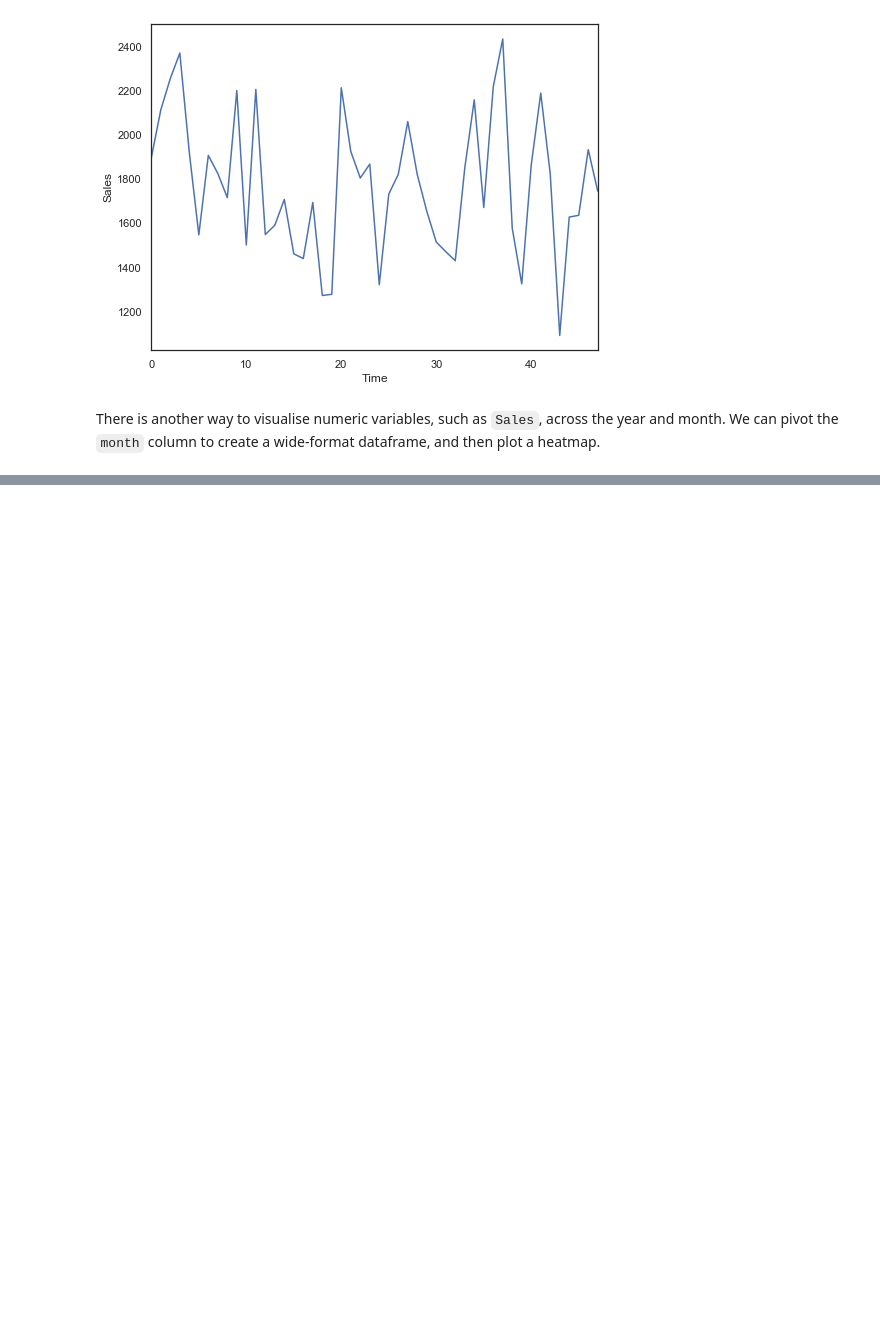
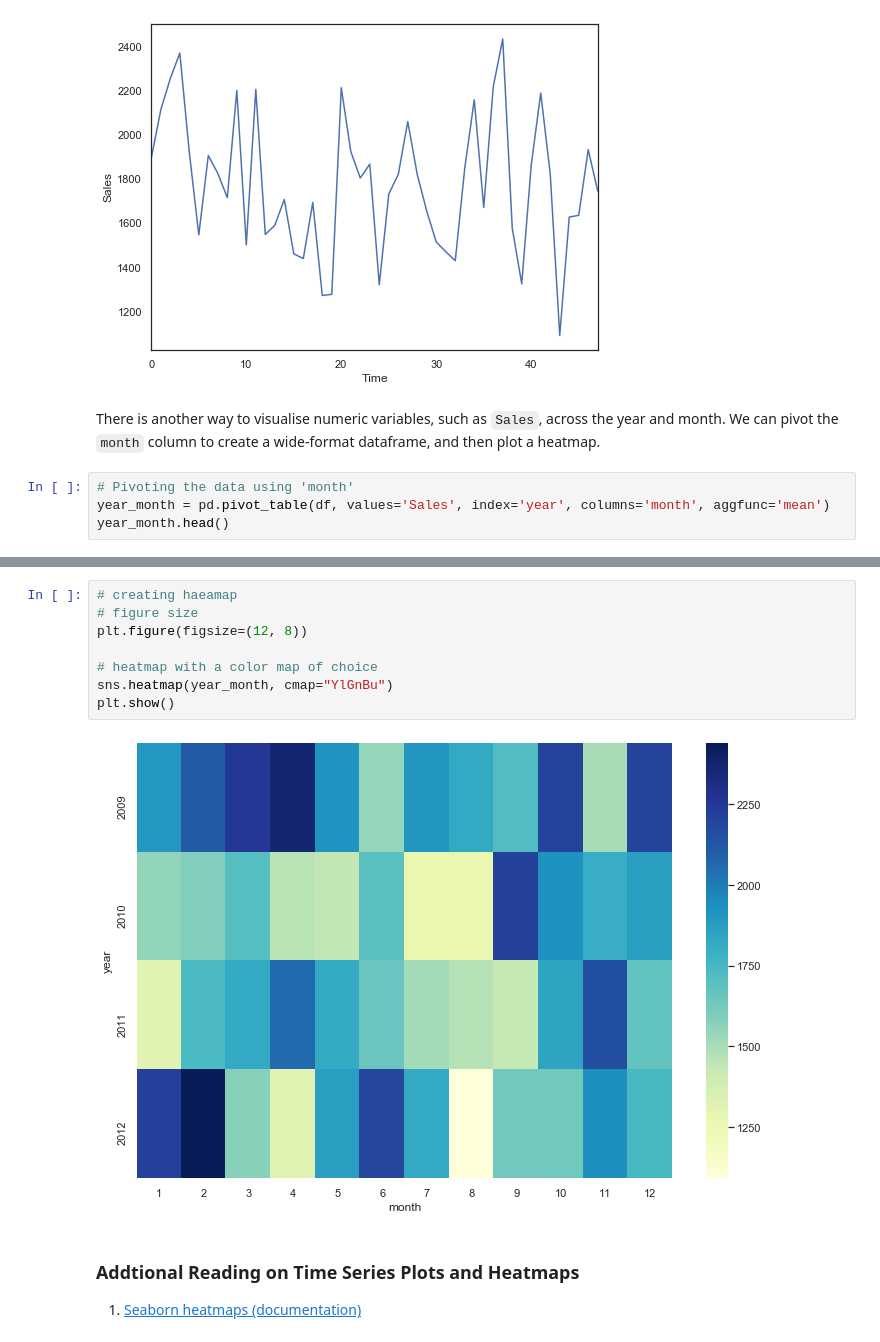
Before and after one commit to R-aryan/Machine_Learning_Crash_Course, a Jupyter notebook: Data Visualization/Visualising_Time_series_data.ipynb, the cells around one changed output, grey strips where cells are left out. Drawn from its saved outputs; the diff is of its cells as text; blank space fills up the shorter version.

````diff
--- a/Data Visualization/Visualising_Time_series_data.ipynb
+++ b/Data Visualization/Visualising_Time_series_data.ipynb
@@ -173,3 +173,7 @@ plt.show()
 [figure]
 # %% [markdown]
 There is another way to visualise numeric variables, such as ```Sales```, across the year and month. We can pivot the ```month``` column to create a wide-format dataframe, and then plot a heatmap.
+# %%
+# Pivoting the data using 'month'
+year_month = pd.pivot_table(df, values='Sales', index='year', columns='month', aggfunc='mean')
+year_month.head()
@@ -175,0 +187,14 @@
+# %%
+# creating haeamap
+# figure size
+plt.figure(figsize=(12, 8))
+
+# heatmap with a color map of choice
+sns.heatmap(year_month, cmap="YlGnBu")
+plt.show()
+# %% [output]
+[figure, added]
+# %% [markdown]
+### Addtional Reading on Time Series Plots and Heatmaps
+
+1. <A href="https://seaborn.pydata.org/generated/seaborn.heatmap.html">Seaborn heatmaps (documentation)</a>
````
Also changed, not shown: parts of 1 cell of this notebook.
